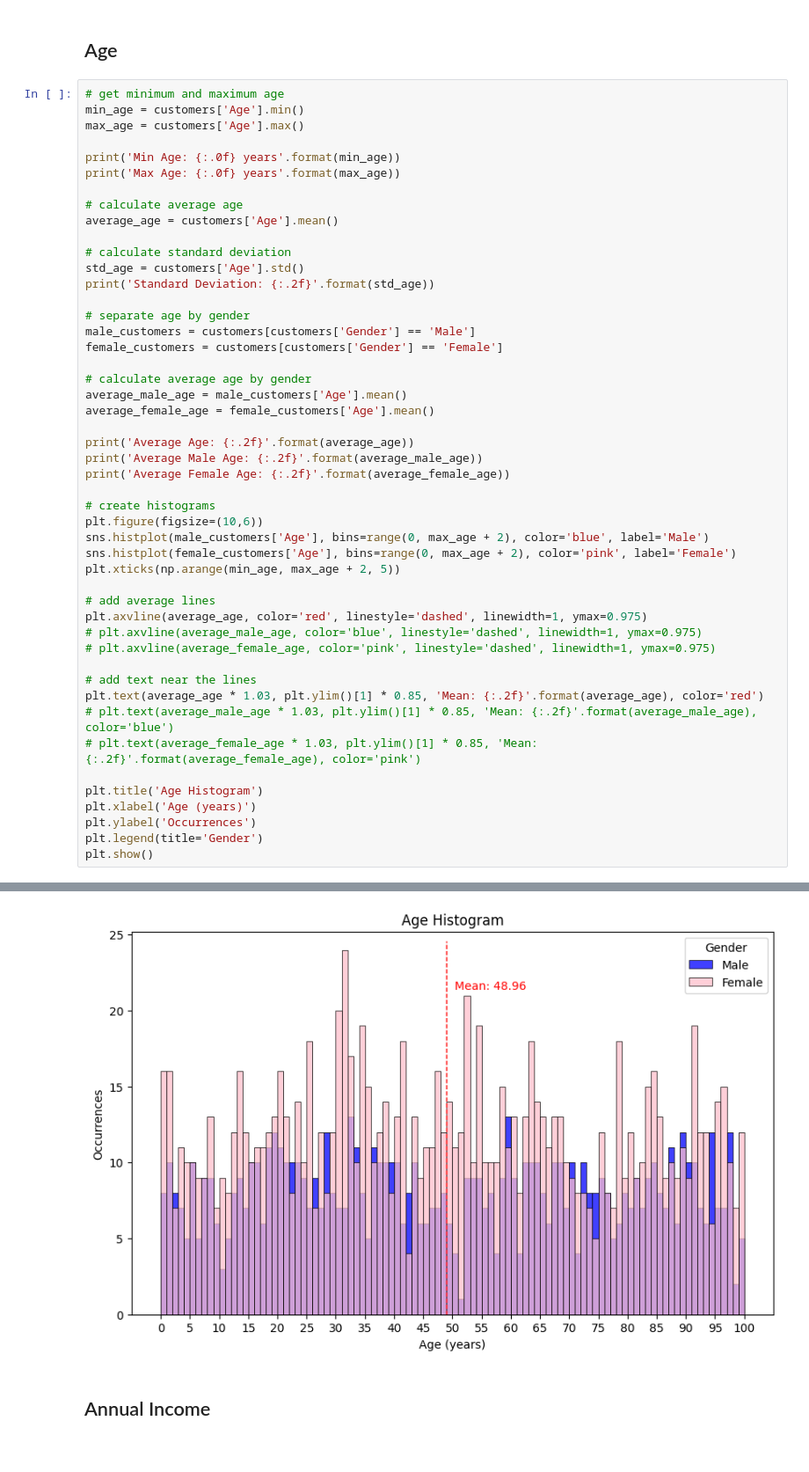
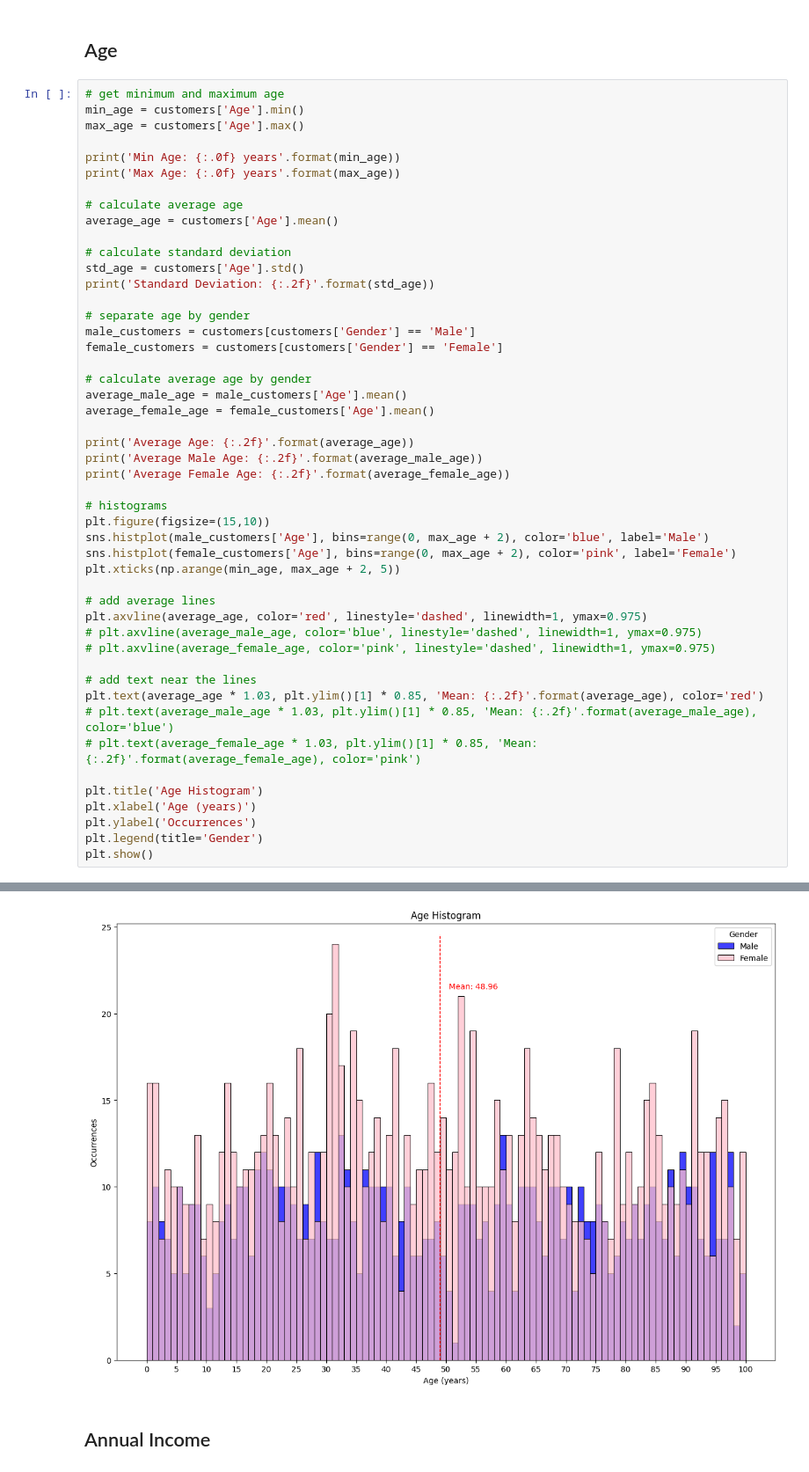
Before and after one commit to Bluxen/DA-Project2, a Jupyter notebook: 13_Shop_Customer_Data.ipynb, the cells around one changed output, grey strips where cells are left out. Shown at 88% size. Saved outputs shown, nothing was run; the diff lists cells and outputs as text.

```diff
--- a/13_Shop_Customer_Data.ipynb
+++ b/13_Shop_Customer_Data.ipynb
@@ -116,36 +116,36 @@ average_female_age = female_customers['Age'].mean()
 print('Average Age: {:.2f}'.format(average_age))
 print('Average Male Age: {:.2f}'.format(average_male_age))
 print('Average Female Age: {:.2f}'.format(average_female_age))
 
-# create histograms
-plt.figure(figsize=(10,6))
+# histograms
+plt.figure(figsize=(15,10))
 sns.histplot(male_customers['Age'], bins=range(0, max_age + 2), color='blue', label='Male')
 sns.histplot(female_customers['Age'], bins=range(0, max_age + 2), color='pink', label='Female')
 plt.xticks(np.arange(min_age, max_age + 2, 5))
 
 # add average lines
 plt.axvline(average_age, color='red', linestyle='dashed', linewidth=1, ymax=0.975)
 # plt.axvline(average_male_age, color='blue', linestyle='dashed', linewidth=1, ymax=0.975)
 # plt.axvline(average_female_age, color='pink', linestyle='dashed', linewidth=1, ymax=0.975)
 
 # add text near the lines
 plt.text(average_age * 1.03, plt.ylim()[1] * 0.85, 'Mean: {:.2f}'.format(average_age), color='red')
 # plt.text(average_male_age * 1.03, plt.ylim()[1] * 0.85, 'Mean: {:.2f}'.format(average_male_age), color='blue')
 # plt.text(average_female_age * 1.03, plt.ylim()[1] * 0.85, 'Mean: {:.2f}'.format(average_female_age), color='pink')
 
 plt.title('Age Histogram')
 plt.xlabel('Age (years)')
 plt.ylabel('Occurrences')
 plt.legend(title='Gender')
 plt.show()
 # %% [output]
 Min Age: 0 years
 Max Age: 99 years
 Standard Deviation: 28.43
 Average Age: 48.96
 Average Male Age: 49.16
 Average Female Age: 48.82
-[figure, old version]
+[figure, new version]
 # %% [markdown]
 ## Annual Income
 # %%
```
Also changed, not shown: parts of 19 cells of this notebook.
